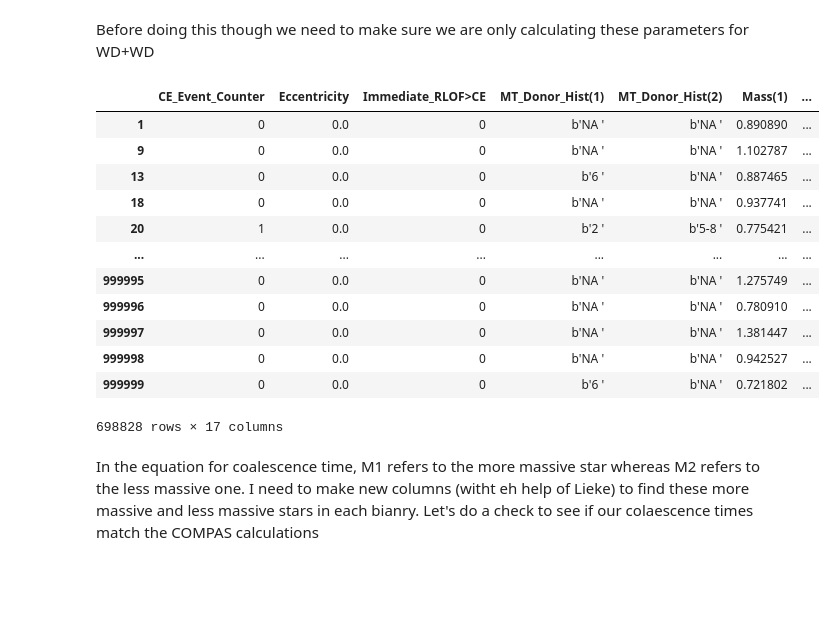
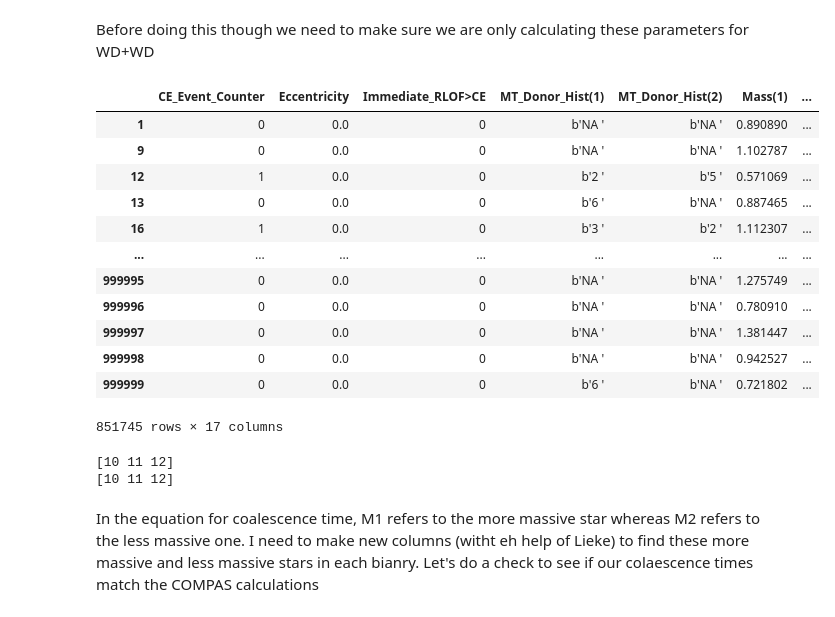
Before and after one commit to melanie-santiago26/research_work, a Jupyter notebook: CosmicIntegrationEdits/edit_hdf5_wd+wd.ipynb, the cells around one changed output. Cells and saved outputs as stored; diff of their text form; code cells hidden in the pictures; blank space fills up the shorter version.

```diff
--- a/CosmicIntegrationEdits/edit_hdf5_wd+wd.ipynb
+++ b/CosmicIntegrationEdits/edit_hdf5_wd+wd.ipynb
@@ -26,6 +35,6 @@ import useful_fncs
 # %%
 # reading in the HDF5 file - this file is the AIS file that we should expect many WDs in
-pathToWDWD_edit_H5 = '/mnt/home/msantiago/ceph/data/CosmicIntegration/CosmicIntegration/COMPAS_Output_wWeights_NEW_LG_EDIT_2.h5' #path of the hdf5 file
+pathToWDWD_edit_H5 = '/mnt/home/msantiago/ceph/data/CosmicIntegration/CosmicIntegration/COMPAS_Output_wWeights_NEW_LG_3.h5' #path of the hdf5 file
 Data_WD_edit = h5.File(pathToWDWD_edit_H5)
 # %%
 # we want to read in the bse_system_paramtetrs to get information about thes different systems
@@ -189,22 +177,28 @@ Before doing this though we need to make sure we are only calculating these para
 # %%
 # let's now create a dataframe where the above criteria is met based on all of the bools
 
-WDWD_EDIT_SYS = WD_SP_edit_GW_chandra.loc[(useful_fncs.WD_BINARY_BOOLS(WD_SP_edit_GW_chandra)[0])|(useful_fncs.WD_BINARY_BOOLS(WD_SP_edit_GW_chandra)[1])|(useful_fncs.WD_BINARY_BOOLS(WD_SP_edit_GW_chandra)[2])|(useful_fncs.WD_BINARY_BOOLS(WD_SP_edit_GW_chandra)[3])|(useful_fncs.WD_BINARY_BOOLS(WD_SP_edit_GW_chandra)[4])|(useful_fncs.WD_BINARY_BOOLS(WD_SP_edit_GW_chandra)[5])|(useful_fncs.WD_BINARY_BOOLS(WD_SP_edit_GW_chandra)[6])|(useful_fncs.WD_BINARY_BOOLS(WD_SP_edit_GW_chandra)[7])|(useful_fncs.WD_BINARY_BOOLS(WD_SP_edit_GW_chandra)[8])]
+WDWD_EDIT_SYS = WD_SP_edit_GW.loc[(useful_fncs.WD_BINARY_BOOLS(WD_SP_edit_GW)[0])|(useful_fncs.WD_BINARY_BOOLS(WD_SP_edit_GW)[1])|(useful_fncs.WD_BINARY_BOOLS(WD_SP_edit_GW)[2])|(useful_fncs.WD_BINARY_BOOLS(WD_SP_edit_GW)[3])|(useful_fncs.WD_BINARY_BOOLS(WD_SP_edit_GW)[4])|(useful_fncs.WD_BINARY_BOOLS(WD_SP_edit_GW)[5])|(useful_fncs.WD_BINARY_BOOLS(WD_SP_edit_GW)[6])|(useful_fncs.WD_BINARY_BOOLS(WD_SP_edit_GW)[7])|(useful_fncs.WD_BINARY_BOOLS(WD_SP_edit_GW)[8])]
 WDWD_EDIT_SYS
 # %% [output]
 |  | CE_Event_Counter | Eccentricity | Immediate_RLOF>CE | MT_Donor_Hist(1) | MT_Donor_Hist(2) | Mass(1) | ... |
 | 1 | 0 | 0.0 | 0 | b'NA ' | b'NA ' | 0.890890 | ... |
 | 9 | 0 | 0.0 | 0 | b'NA ' | b'NA ' | 1.102787 | ... |
+| 12 | 1 | 0.0 | 0 | b'2 ' | b'5 ' | 0.571069 | ... |
 | 13 | 0 | 0.0 | 0 | b'6 ' | b'NA ' | 0.887465 | ... |
-| 18 | 0 | 0.0 | 0 | b'NA ' | b'NA ' | 0.937741 | ... |
-| 20 | 1 | 0.0 | 0 | b'2 ' | b'5-8 ' | 0.775421 | ... |
+| 16 | 1 | 0.0 | 0 | b'3 ' | b'2 ' | 1.112307 | ... |
 | ... | ... | ... | ... | ... | ... | ... | ... |
 | 999995 | 0 | 0.0 | 0 | b'NA ' | b'NA ' | 1.275749 | ... |
 | 999996 | 0 | 0.0 | 0 | b'NA ' | b'NA ' | 0.780910 | ... |
 | 999997 | 0 | 0.0 | 0 | b'NA ' | b'NA ' | 1.381447 | ... |
 | 999998 | 0 | 0.0 | 0 | b'NA ' | b'NA ' | 0.942527 | ... |
 | 999999 | 0 | 0.0 | 0 | b'6 ' | b'NA ' | 0.721802 | ... |
-698828 rows × 17 columns
+851745 rows × 17 columns
+# %%
+print(np.unique(WDWD_EDIT_SYS['Stellar_Type(1)']))
+print(np.unique(WDWD_EDIT_SYS['Stellar_Type(2)']))
+# %% [output]
+[10 11 12]
+[10 11 12]
 # %% [markdown]
 In the equation for coalescence time, M1 refers to the more massive star whereas M2 refers to the less massive one. I need to make new columns (witht eh help of Lieke) to find these more massive and less massive stars in each bianry. Let's do a check to see if our colaescence times match the COMPAS calculations
 # %%
```
Also changed, not shown: parts of 17 cells of this notebook, 3 other files.
